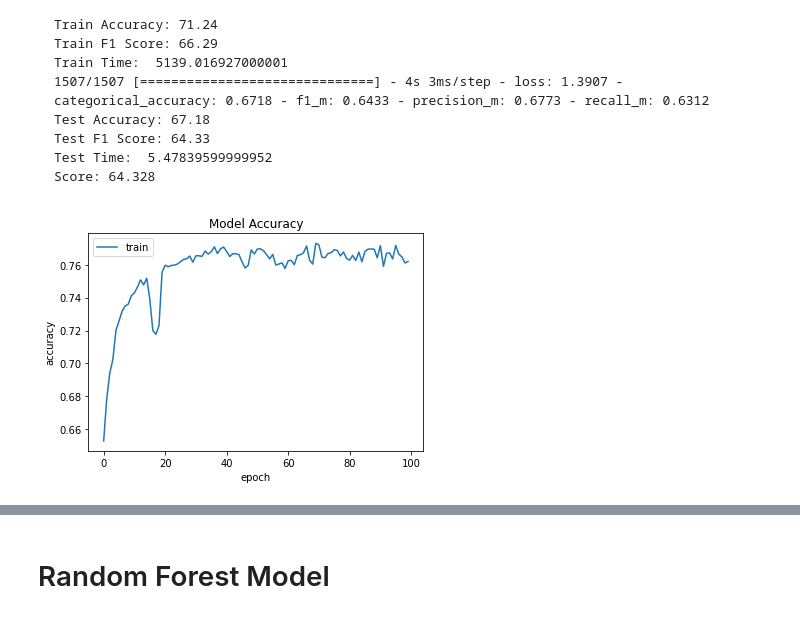
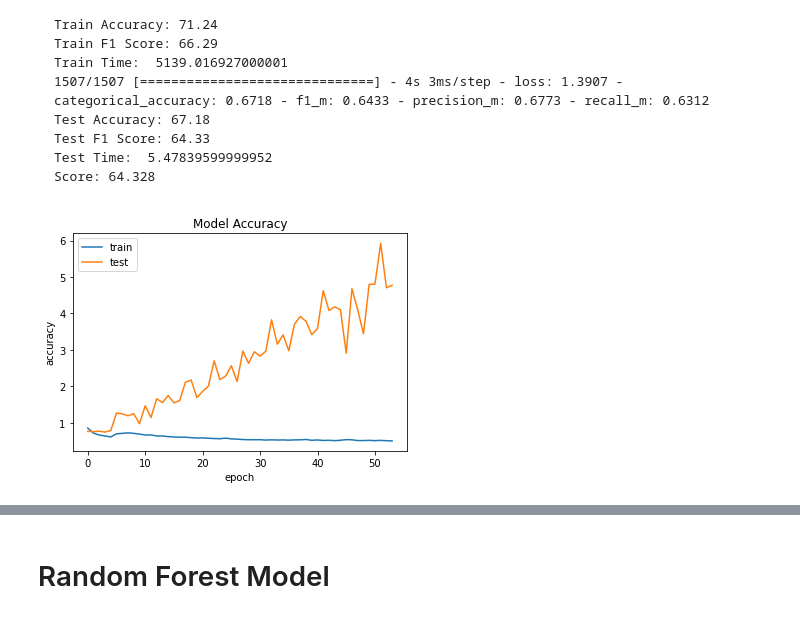
Before and after one commit to farhanfuadabir/Nurse-Care-Challenge-2020, a Jupyter notebook: 1D_CNN_Nurse_Care_Dataset.ipynb, the cells around one changed output, grey strips where cells are left out. Saved outputs shown, nothing was run; the diff lists cells and outputs as text; code cells hidden in the pictures.

````diff
--- a/1D_CNN_Nurse_Care_Dataset.ipynb
+++ b/1D_CNN_Nurse_Care_Dataset.ipynb
@@ -121,7 +121,8 @@ def evaluate_model(trainX, trainy, testX, testy, verbose, epochs, batch_size):
   t_start = time.clock()
   from keras import callbacks
   earlystopping = callbacks.EarlyStopping(monitor ="val_loss", mode ="min",
-                                          patience = 50, restore_best_weights = True)
+                                          patience = 50, verbose = 1,
+                                          restore_best_weights = True)
 
   history = model.fit(trainX, trainy, batch_size = batch_size,
                       epochs = epochs, validation_data =(testX, testy),
@@ -203,15 +229,15 @@ Score: 64.328
 ```
 # %%
 import matplotlib.pyplot as plt
-plt.plot(history.history['accuracy'])
-plt.plot(history.history['val_accuracy'])
+plt.plot(history.history['loss'])
+plt.plot(history.history['val_loss'])
 plt.title('Model Accuracy')
 plt.ylabel('accuracy')
 plt.xlabel('epoch')
 plt.legend(['train', 'test'], loc='upper left')
 plt.show()
 # %% [output]
-[figure, old version]
+[figure, new version]
 # %%
 # run the experiment for interations
 run_experiment(10, verbose=False, epochs=40, batch_size=32)
````
Also changed, not shown: parts of 2 cells of this notebook.
